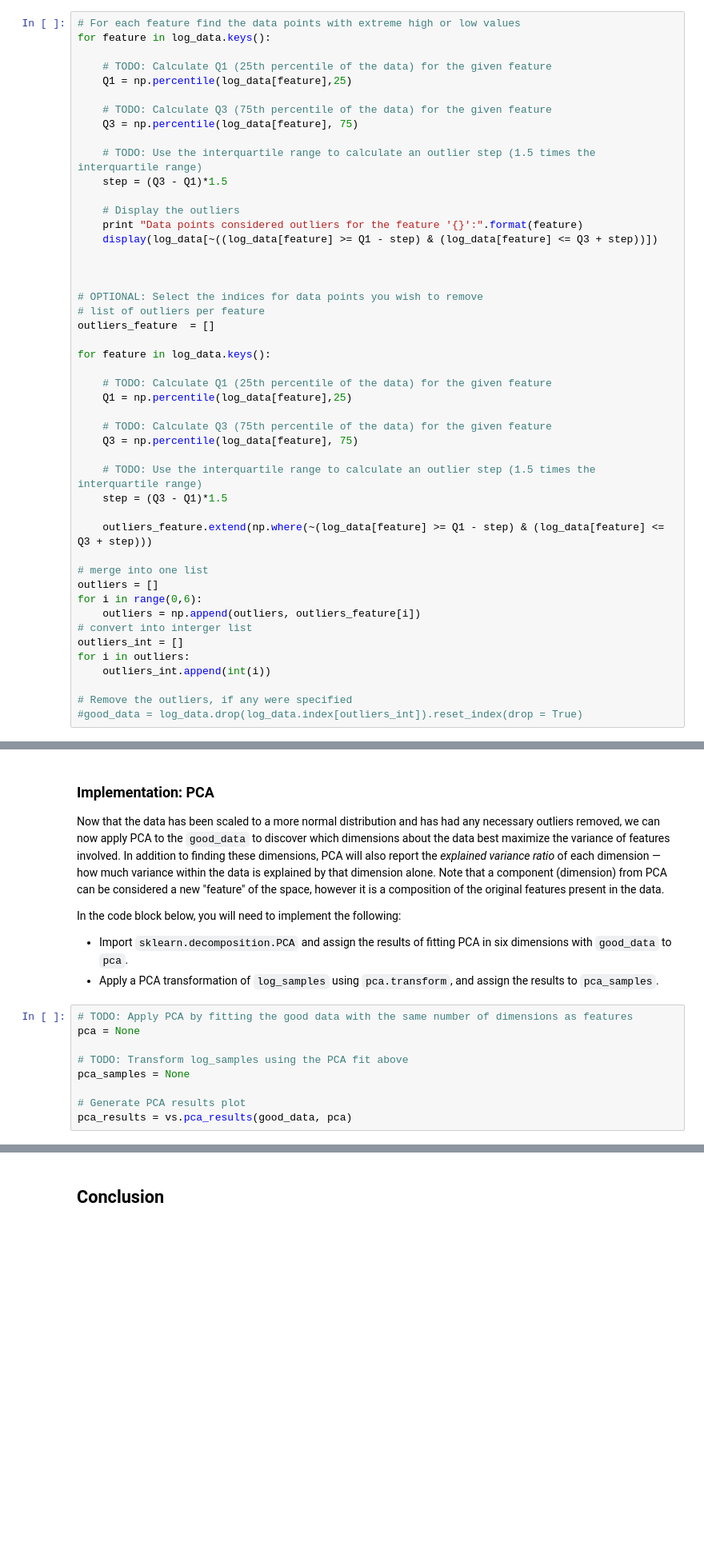
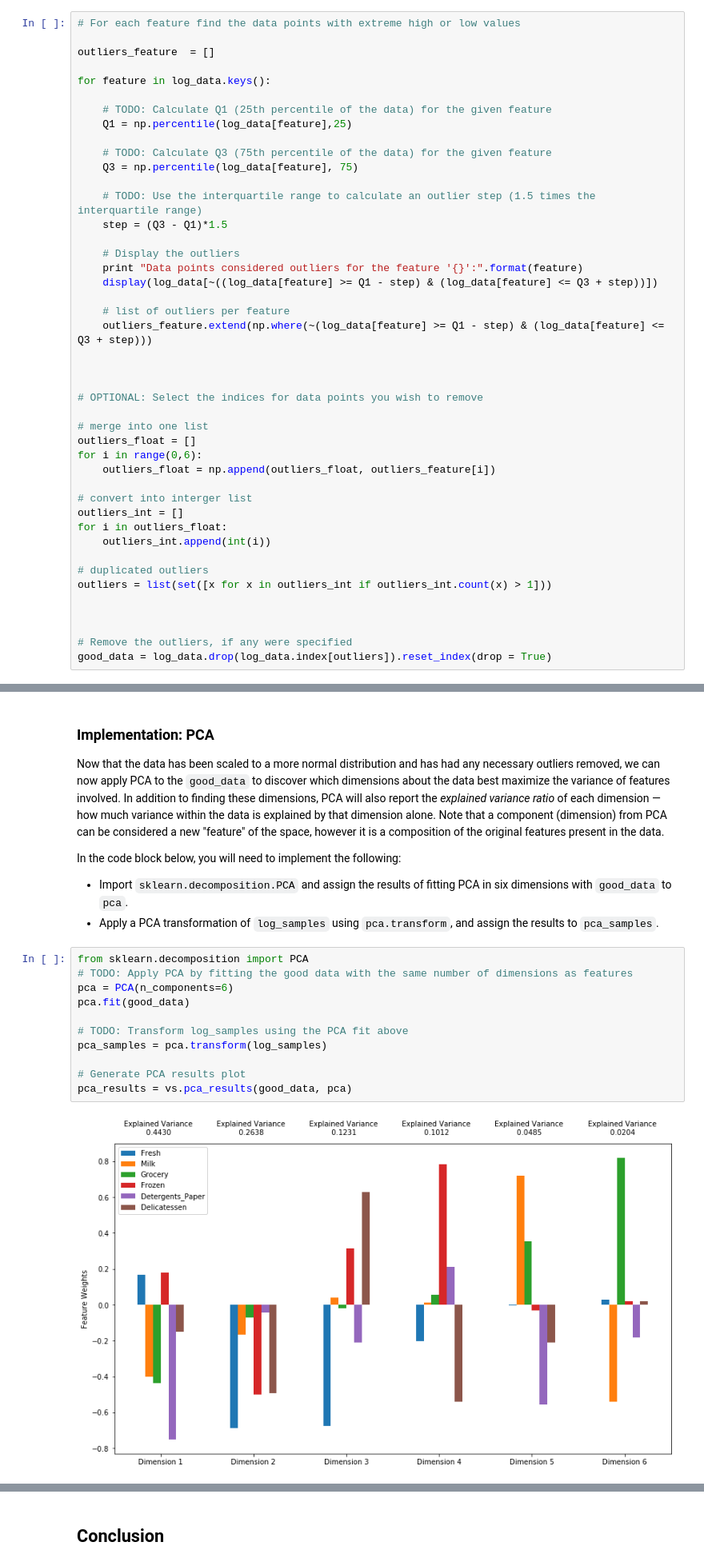
Before and after one commit to rachida-sghr/machine-learning, a Jupyter notebook: projects/customer_segments/customer_segments.ipynb, the cells around one changed output, grey strips where cells are left out. Shown at 80% size. Cells and saved outputs as stored; diff of their text form; blank space fills up the shorter version.

```diff
--- a/projects/customer_segments/customer_segments.ipynb
+++ b/projects/customer_segments/customer_segments.ipynb
@@ -191,6 +191,9 @@ In the code block below, you will need to implement the following:
 Once you have performed this implementation, the dataset will be stored in the variable `good_data`.
 # %%
 # For each feature find the data points with extreme high or low values
+
+outliers_feature  = []
+
 for feature in log_data.keys():
 
     # TODO: Calculate Q1 (25th percentile of the data) for the given feature
@@ -206,36 +209,30 @@ for feature in log_data.keys():
     print "Data points considered outliers for the feature '{}':".format(feature)
     display(log_data[~((log_data[feature] >= Q1 - step) & (log_data[feature] <= Q3 + step))])
 
+    # list of outliers per feature
+    outliers_feature.extend(np.where(~(log_data[feature] >= Q1 - step) & (log_data[feature] <= Q3 + step)))
+
 
 
 # OPTIONAL: Select the indices for data points you wish to remove
-# list of outliers per feature
-outliers_feature  = []
-
-for feature in log_data.keys():
-
-    # TODO: Calculate Q1 (25th percentile of the data) for the given feature
-    Q1 = np.percentile(log_data[feature],25)
-
-    # TODO: Calculate Q3 (75th percentile of the data) for the given feature
-    Q3 = np.percentile(log_data[feature], 75)
-
-    # TODO: Use the interquartile range to calculate an outlier step (1.5 times the interquartile range)
-    step = (Q3 - Q1)*1.5
-
-    outliers_feature.extend(np.where(~(log_data[feature] >= Q1 - step) & (log_data[feature] <= Q3 + step)))
 
 # merge into one list
-outliers = []
+outliers_float = []
 for i in range(0,6):
-    outliers = np.append(outliers, outliers_feature[i])
+    outliers_float = np.append(outliers_float, outliers_feature[i])
+
 # convert into interger list
 outliers_int = []
-for i in outliers:
+for i in outliers_float:
     outliers_int.append(int(i))
 
+# duplicated outliers
+outliers = list(set([x for x in outliers_int if outliers_int.count(x) > 1]))
+
+
+
 # Remove the outliers, if any were specified
-#good_data = log_data.drop(log_data.index[outliers_int]).reset_index(drop = True)
+good_data = log_data.drop(log_data.index[outliers]).reset_index(drop = True)
 # %% [output]
 Data points considered outliers for the feature 'Fresh':
 |  | Fresh | Milk | Grocery | Frozen | Detergents_Paper | Delicatessen |
@@ -338,14 +330,18 @@ In the code block below, you will need to implement the following:
  - Import `sklearn.decomposition.PCA` and assign the results of fitting PCA in six dimensions with `good_data` to `pca`.
  - Apply a PCA transformation of `log_samples` using `pca.transform`, and assign the results to `pca_samples`.
 # %%
+from sklearn.decomposition import PCA
 # TODO: Apply PCA by fitting the good data with the same number of dimensions as features
-pca = None
+pca = PCA(n_components=6)
+pca.fit(good_data)
 
 # TODO: Transform log_samples using the PCA fit above
-pca_samples = None
+pca_samples = pca.transform(log_samples)
 
 # Generate PCA results plot
 pca_results = vs.pca_results(good_data, pca)
+# %% [output]
+[figure, added]
 # %% [markdown]
 ### Question 5
 *How much variance in the data is explained* ***in total*** *by the first and second principal component? What about the first four principal components? Using the visualization provided above, discuss what the first four dimensions best represent in terms of customer spending.*
```
Also changed, not shown: parts of 27 cells of this notebook.
